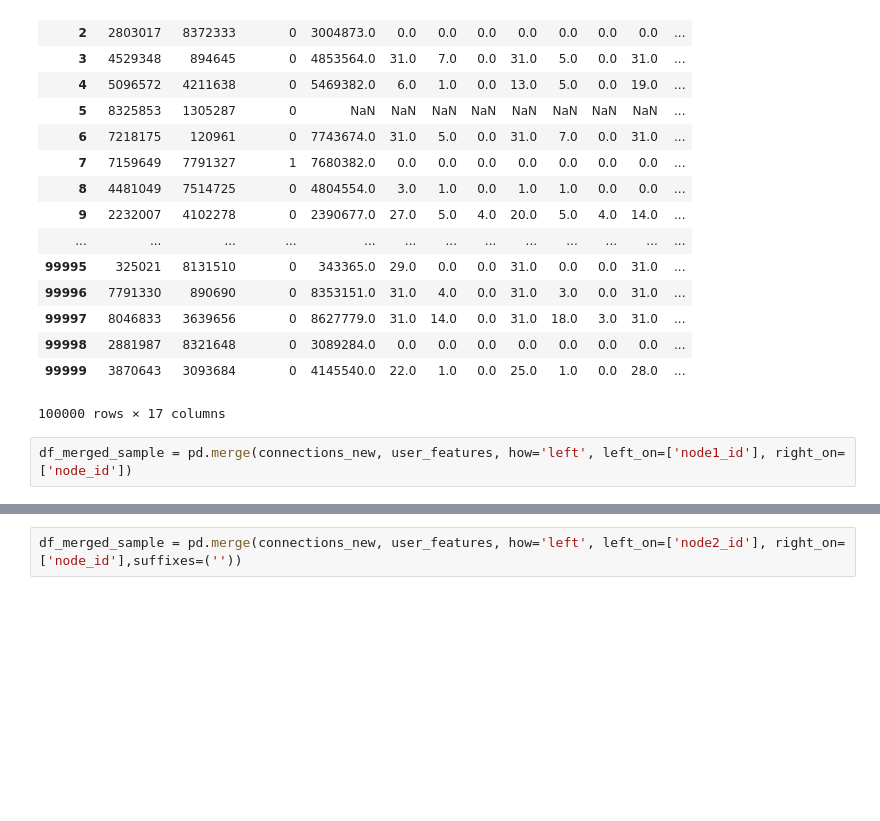
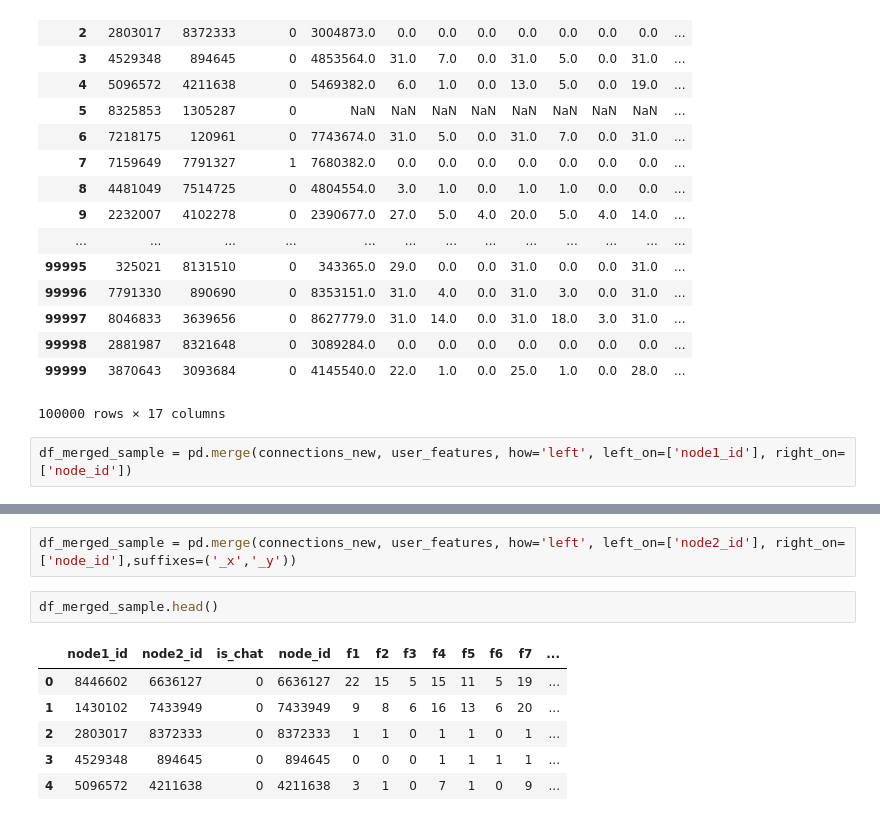
Before and after one commit to GokulEpiphany/contests-final-code, a Jupyter notebook: hikeathon/hike.ipynb, the cells around one changed output, grey strips where cells are left out. Saved outputs shown, nothing was run; the diff lists cells and outputs as text; blank space fills up the shorter version.

```diff
--- a/hikeathon/hike.ipynb
+++ b/hikeathon/hike.ipynb
@@ -74,2 +83,11 @@ df_merged_sample = pd.merge(connections_new, user_features, how='left', left_on=
 # %%
-df_merged_sample = pd.merge(connections_new, user_features, how='left', left_on=['node2_id'], right_on=['node_id'],suffixes=(''))
+df_merged_sample = pd.merge(connections_new, user_features, how='left', left_on=['node2_id'], right_on=['node_id'],suffixes=('_x','_y'))
+# %%
+df_merged_sample.head()
+# %% [output]
+|  | node1_id | node2_id | is_chat | node_id | f1 | f2 | f3 | f4 | f5 | f6 | f7 | ... |
+| 0 | 8446602 | 6636127 | 0 | 6636127 | 22 | 15 | 5 | 15 | 11 | 5 | 19 | ... |
+| 1 | 1430102 | 7433949 | 0 | 7433949 | 9 | 8 | 6 | 16 | 13 | 6 | 20 | ... |
+| 2 | 2803017 | 8372333 | 0 | 8372333 | 1 | 1 | 0 | 1 | 1 | 0 | 1 | ... |
+| 3 | 4529348 | 894645 | 0 | 894645 | 0 | 0 | 0 | 1 | 1 | 1 | 1 | ... |
+| 4 | 5096572 | 4211638 | 0 | 4211638 | 3 | 1 | 0 | 7 | 1 | 0 | 9 | ... |
```
Also changed, not shown: parts of 1 cell of this notebook.
